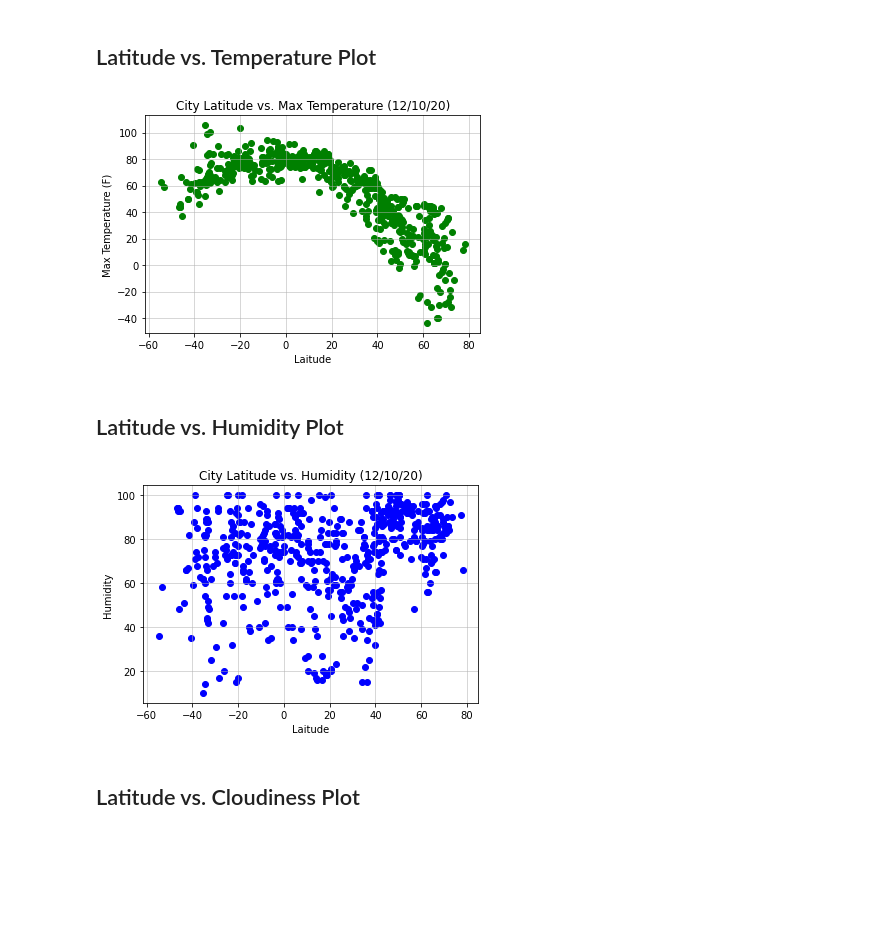
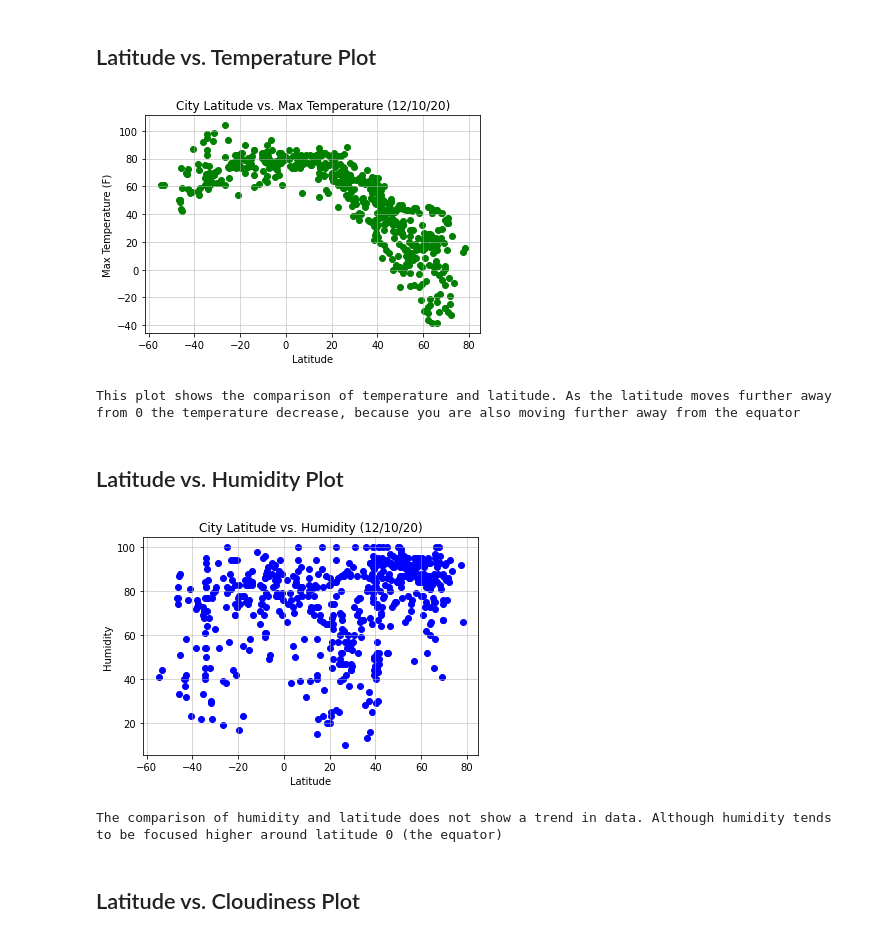
Before and after one commit to jdmerryman88/python-api-challenge, a Jupyter notebook: WeatherPy/WeatherPy.ipynb, the cells around one changed output. Saved outputs shown, nothing was run; the diff lists cells and outputs as text; code cells hidden in the pictures; blank space fills up the shorter version.

Commit message:
Observations added to data

```diff
--- a/WeatherPy/WeatherPy.ipynb
+++ b/WeatherPy/WeatherPy.ipynb
@@ -58,7 +58,6 @@ len(cities)
 url = "http://api.openweathermap.org/data/2.5/weather?"
 units = "imperial"
 query_url = f"{url}appid={weather_api_key}&units={units}&q="
-
 
 city_name = []
 country = []
@@ -70,11 +69,11 @@ humidity = []
 cloudiness = []
 wind_speed = []
 
-counter = 0
+
 # For each cities in cities list, get data
-for index, city in enumerate(cities, start = 1):
+for city in range(len(cities)):
     try:
-        response = requests.get(query_url + city).json()
+        response = requests.get(query_url + cities[city]).json()
         city_name.append(response["name"])
         cloudiness.append(response["clouds"]["all"])
         country.append(response["sys"]["country"])
@@ -87,7 +86,7 @@ for index, city in enumerate(cities, start = 1):
         counter = counter + 1
 
 
-        print(f"Processing city number {counter} : {city}")
+        print(f"Processing city number {city} : {cities[city]}")
 
     except(KeyError, IndexError):
         print("City not found. Next city...")
@@ -171,3 +170,5 @@ weather_sorted
 # %%
 # Make a new DataFrame equal to the city data to drop all humidity outliers by index.
 # Passing "inplace=False" will make a copy of the city_data DataFrame, which we call "clean_city_data".
+clean_city_data = weather_df[weather_df.Humidity <= 100]
+clean_city_data
@@ -174,3 +189,6 @@ weather_sorted
+# %%
+#Renames clean_city_data to weather_df to be passed into plots below
+weather_df = clean_city_data
 # %% [markdown]
 ## Plotting the Data
 * Use proper labeling of the plots using plot titles (including date of analysis) and axes labels.
@@ -185,7 +203,7 @@ plt.scatter(weather_df["Lat"], weather_df["Max Temp"], facecolor = "green")
 plt.title("City Latitude vs. Max Temperature (12/10/20)")
 
 # Set x axis label
-plt.xlabel("Laitude")
+plt.xlabel("Latitude")
 
 # Set y axis label
 plt.ylabel("Max Temperature (F)")
@@ -195,30 +213,39 @@ plt.grid(linestyle='-', linewidth=1, alpha = 0.5)
 
 # Save the plotted figure as .pngs
 plt.savefig("Images/City Latitude vs Max Temperature.png")
+
+plt.show()
+print ('This plot shows the comparison of temperature and latitude. As the latitude moves further away from 0 the temperature decrease, because you are also moving further away from the equator')
 # %% [output]
-[figure, old version]
+[figure, new version]
+This plot shows the comparison of temperature and latitude. As the latitude moves further away from 0 the temperature decrease, because you are also moving further away from the equator
 # %% [markdown]
 ## Latitude vs. Humidity Plot
 # %%
 # Create Latitude vs. Temperature Plot scatter plot
 plt.scatter(weather_df["Lat"], weather_df["Humidity"], facecolor = "blue")
 
 
 plt.title("City Latitude vs. Humidity (12/10/20)")
 
 
-plt.xlabel("Laitude")
+plt.xlabel("Latitude")
 
 
 plt.ylabel("Humidity")
 
 
 plt.grid(linestyle='-', linewidth=1, alpha = 0.5)
 
 
 plt.savefig("Images/City Latitude vs Humidity.png")
+
+plt.show()
+
+print("The comparison of humidity and latitude does not show a trend in data. Although humidity tends to be focused higher around latitude 0 (the equator)")
 # %% [output]
-[figure, old version]
+[figure, new version]
+The comparison of humidity and latitude does not show a trend in data. Although humidity tends to be focused higher around latitude 0 (the equator)
 # %% [markdown]
 ## Latitude vs. Cloudiness Plot
 # %%
```
Also changed, not shown: parts of 16 cells of this notebook, 5 other files.
